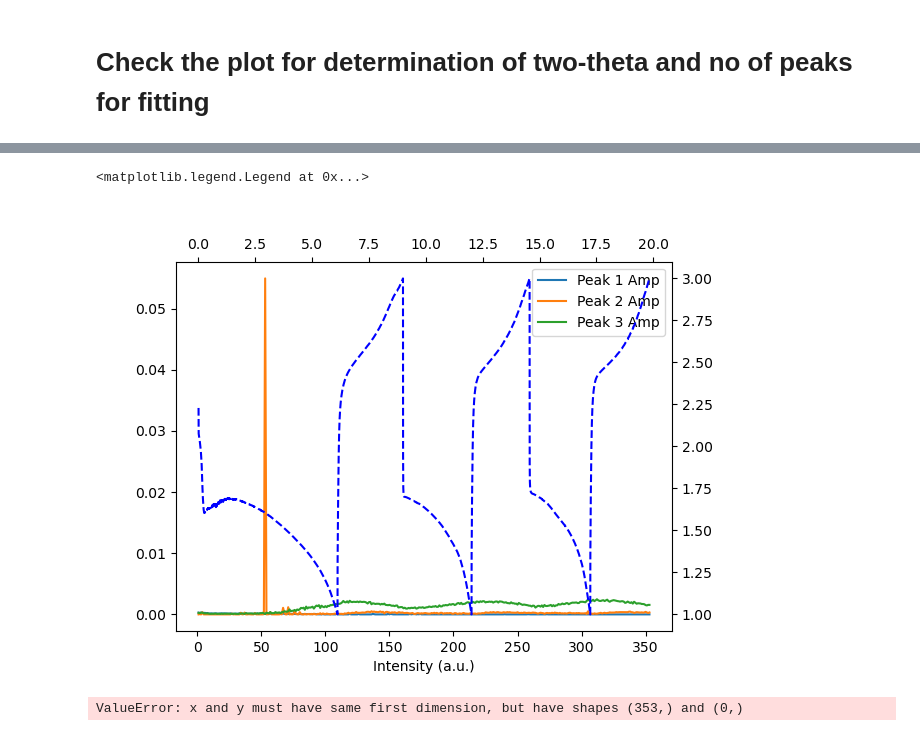
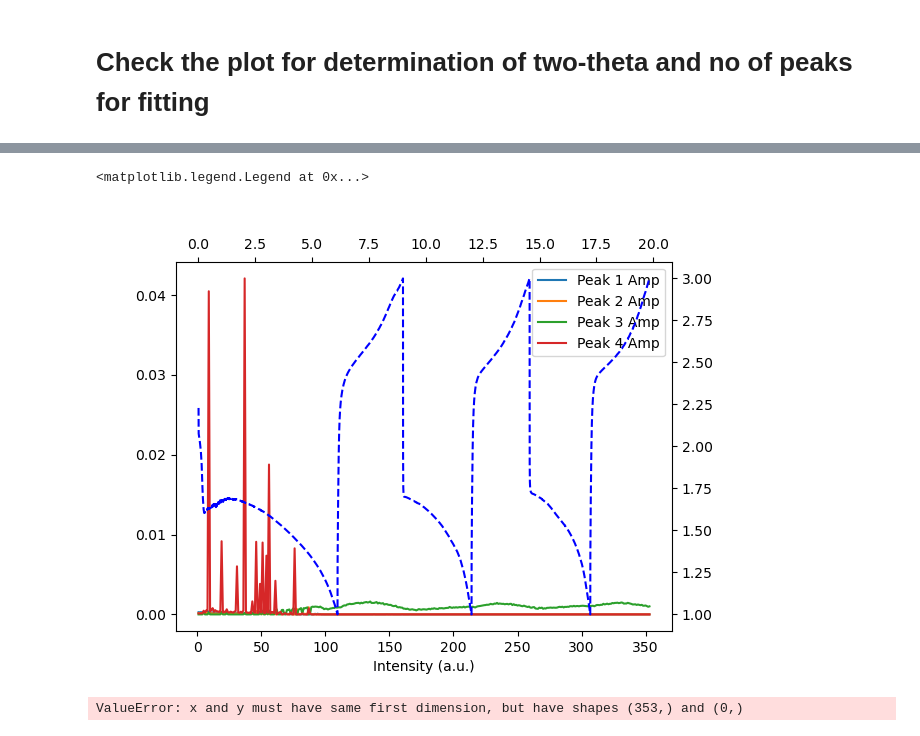
Before and after one commit to PronoyDutta/SAXS_WAXS, a Jupyter notebook: fitting_data.ipynb, the cells around one changed output, grey strips where cells are left out. Cells and saved outputs as stored; diff of their text form; code cells hidden in the pictures.

```diff
--- a/fitting_data.ipynb
+++ b/fitting_data.ipynb
@@ -312,15 +299,15 @@ for ikey in empty_cell_corrected_waxs_files:
     # Smooth the data
     smoothed_Y = smooth_data(modified_Y, window_length=11, polyorder=2)
 
-    min_val = np.min(smoothed_Y)
-    max_val = np.max(smoothed_Y)
-    normalized_Y = (smoothed_Y - min_val)/(max_val - min_val) # Normalized the data between [0,1]
+    # min_val = np.min(smoothed_Y)
+    # max_val = np.max(smoothed_Y)
+    normalized_Y = smoothed_Y #'(smoothed_Y - min_val)/(max_val - min_val)' # Normalized the data between [0,1]
     plt.plot(X1_values, normalized_Y)
     df = pd.DataFrame({'X_data': X1_values, 'Modified_Y': normalized_Y})
     corrected_waxs_files[ikey] = df
 
 #Setting graph attributes
-plt.ylim(-0.5,1.5)
+# plt.ylim(-0.1,1.2)
 """plt.xlabel('q (nm $^{-1}$)')
 plt.ylabel('Intensity (a.u.)')
 plt.xlim(15,22)
@@ -397,8 +372,8 @@ Name: 0, Length: 1017, dtype: float64
 # %%
 # Filter data between ranges
 
-min_x = 18
-max_x = 20
+min_x = 16
+max_x = 20.5
 
 X_positions = corrected_waxs_files[starting_file].iloc[:,0]
 
@@ -413,8 +388,8 @@ x_filtered = []
 y_filtered = []
 
 for entry in range(start_row, end_row+1):
-    x_temp = corrected_waxs_files[44].iloc[entry,0]
-    y_temp = corrected_waxs_files[44].iloc[entry,1]
+    x_temp = corrected_waxs_files[109].iloc[entry,0]
+    y_temp = corrected_waxs_files[109].iloc[entry,1]
     x_filtered.append(x_temp)
     y_filtered.append(y_temp)
 
@@ -423,16 +398,17 @@ y_filtered = np.array(y_filtered)
 
 # mean_positions = [18.5, 19.1, 19.5, 19.9, 20.8]
 # mean_positions = [18.6, 19.13, 19.9, 20.8]
-mean_positions = [18.6, 19,19.8]
+mean_positions = [16.6, 18.55, 19,19.9]
 # mean_positions = [19,19.8]
 
-initial_guess = [0.001, 0.1] * len(mean_positions)
+initial_guess = [0.001, 0.1] * len(mean_positions) +[0.0]
 
-lower_bounds = [0, 0] * (len(mean_positions))
-upper_bounds = [np.inf, np.inf] * (len(mean_positions))
+lower_bounds = [0, 0] * (len(mean_positions)) + [-np.inf]
+print(lower_bounds)  # Lower and upper bounds for amplitude and width
+upper_bounds = [np.inf, 1.5] * (len(mean_positions)) +[0.0]
 bounds = (lower_bounds, upper_bounds)
 
-popt_lorentz, pcov_lorentz = curve_fit(multi_lorentzian, xdata= x_filtered, ydata= y_filtered, p0 = initial_guess, bounds= bounds)
+popt_lorentz, pcov_lorentz = curve_fit(multi_lorentzian, xdata= x_filtered, ydata= y_filtered, p0 = initial_guess, bounds= bounds, max_nfev=100000)
 
 perr_lorentzian = np.sqrt(np.diag(pcov_lorentz)) # Calculating the errors from the functions
 
@@ -444,7 +420,7 @@ for i in range(len(mean_positions)):
     print(f" Width = {popt_lorentz[2*i +1]:.4f} +/- {perr_lorentzian[2*i +1]:.4f}")
 
 plt.figure(figsize= (8,4))
-
+print(popt_lorentz)
 plt.plot(x_filtered, y_filtered)
 plt.plot(x_filtered, multi_lorentzian(x_filtered, *popt_lorentz))
 
@@ -485,16 +469,16 @@ end_row = np.max(indices_within_range)
 df_curves = pd.DataFrame() # Dataframe to save the fitted peak area and widths
 
 
-initial_guess = [0, 0.1] * len(mean_positions) # List for initial guesses for peak amplitude and width
+initial_guess = [0.0001, 0.1] * len(mean_positions) # List for initial guesses for peak amplitude and width
 
 # Define bounds for amplitude and width Required to keep amplitudes within positive values
 lower_bounds = [0, 0] * (len(mean_positions))
-upper_bounds = [np.inf, np.inf] * (len(mean_positions))
+upper_bounds = [np.inf, 1.5] * (len(mean_positions))
 bounds = (lower_bounds, upper_bounds)
 
 # Create new list with the filtered data
 for file_number in range(starting_file, last_file+1):
-    print(file_number)
+    # print(file_number)
     x_filtered = []
     y_filtered = []
 
@@ -507,7 +491,7 @@ for file_number in range(starting_file, last_file+1):
     x_filtered = np.array(x_filtered)
     y_filtered = np.array(y_filtered)
 
-    popt_lorentz, pcov_lorentz = curve_fit(multi_lorentzian, xdata= x_filtered, ydata= y_filtered, p0 = initial_guess, bounds= bounds)
+    popt_lorentz, pcov_lorentz = curve_fit(multi_lorentzian, xdata= x_filtered, ydata= y_filtered, p0 = initial_guess, bounds= bounds, max_nfev=10000)
 
     perr_lorentzian = np.sqrt(np.diag(pcov_lorentz)) # Calculating the errors from the functions
     temp_dict = {}
@@ -523,4 +507,5 @@ for file_number in range(starting_file, last_file+1):
         temp_df_curve = pd.DataFrame(temp_dict, index= [file_number])
 
     df_curves = pd.concat([df_curves, temp_df_curve])
+print(len(df_curves))
 # %% [output]
@@ -547,36 +515,36 @@ RuntimeError: Optimal parameters not found: The maximum number of function evalu
 x1, y1, y2, y3, y4, y5 = [[] for _ in range(6)]
 
 for data in range(1,len(df_curves)):
     x1.append(data)
     y1.append(df_curves.loc[data,1][0])
     y2.append(df_curves.loc[data,2][0])
     y3.append(df_curves.loc[data,3][0])
-    # y4.append(df_curves.loc[data,4][0])
+    y4.append(df_curves.loc[data,4][0])
     # y5.append(df_curves.loc[data,5][0])
 
 """plt.title("Peak areas vs cycle number")
 plt.plot(x1,y1, label = 'Peak 1 Amp' )
 plt.plot(x1,y2, label = 'Peak 2 Amp')
 plt.plot(x1,y3, label = 'Peak 3 Amp')
 plt.plot(x1,y4, label = 'Peak 4 Amp')
 plt.plot(x1,y5, label = 'Peak 5 Amp')
 plt.legend()"""
 
 fig2, ax1 = plt.subplots()
 ax1.plot(x1,y1, label = 'Peak 1 Amp' )
 ax1.plot(x1,y2, label = 'Peak 2 Amp')
 ax1.plot(x1,y3, label = 'Peak 3 Amp')
 ax1.set_xlabel('Intensity (a.u.)')
-# ax1.plot(x1,y4, label = 'Peak 4 Amp')
+ax1.plot(x1,y4, label = 'Peak 4 Amp')
 # ax1.plot(x1,y5, label = 'Peak 5 Amp')
 ax2 = fig2.add_axes(ax1.get_position(), frameon=False)
 ax2.plot(Elec_Xdata/3600 ,Elec_Ydata, 'b--')
 ax2.xaxis.set_ticks_position('top')
 ax2.yaxis.set_ticks_position('right')
 ax1.legend()
 # %% [output]
 <matplotlib.legend.Legend at 0x...>
-[figure, old version]
+[figure, new version]
 # %%
 sum_sulfur = [(x + y)/2 for x,y in zip(y1, y5)]
 sum_li2S = [(x + y + z)/3 for x,y,z in zip(y2,y3,y4)]
```
Also changed, not shown: parts of 5 cells of this notebook.
